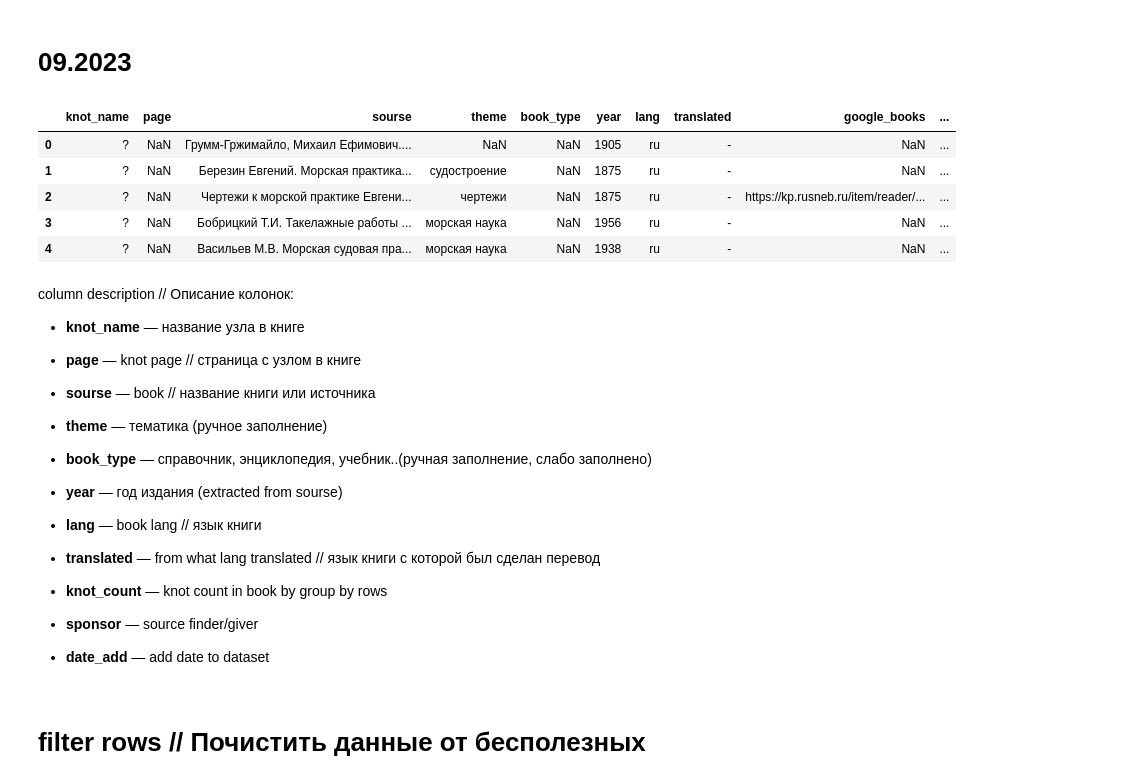
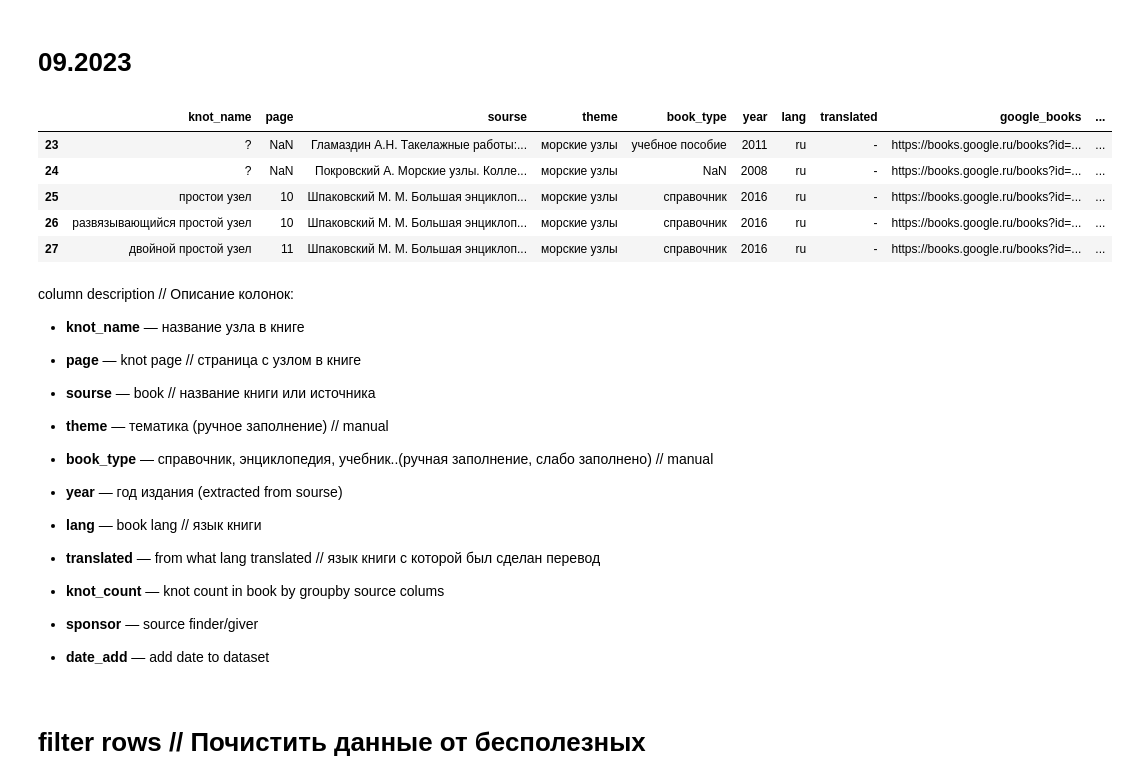
Before and after one commit to Zaripov/knot-sources-analise, a Jupyter notebook: knot sources analise.ipynb, the cells around one changed output. Cells and saved outputs as stored; diff of their text form; code cells hidden in the pictures.

```diff
--- a/knot sources analise.ipynb
+++ b/knot sources analise.ipynb
@@ -3,19 +3,21 @@
 # %%
 import pandas as pd
 import matplotlib.pyplot as plt #test matplot lib installed to draw plots
 
+#LOAD data
 #https://docs.google.com/spreadsheets/d/1hjDxZubGKyQTE2bY-i7bevwSU6evxrCGiKW6tnUajhI
-source = r'data Библиографический указатель морских узлов by hasp v20 - knots with books.tsv'
-knotDf = pd.read_csv(source, sep='\t', skiprows=[0]) #skip credintals
+#fileSource = r'data Библиографический указатель морских узлов by hasp v20 - knots with books.tsv'
+urlSource="https://docs.google.com/spreadsheets/d/e/2PACX-1vR9dil99FRl2xgYUM_bVXLLtB2Xa6HtGH9ptVhmvK1XrddITDmD-nxNnLShrX_gYv-kk-7Xe6xrZO3-/pub?output=tsv"
+knotDf = pd.read_csv(urlSource, sep='\t', skiprows=[0]) #skip credintals
 #knotDf = knotDf.rename(columns={'Knot name':'knot_name','тематика':'theme','год':'year','перевод с':'translated_from'})
-knotDf.head()
+knotDf[23:].head()
 # %% [output]
 |  | knot_name | page | sourse | theme | book_type | year | lang | translated | google_books | ... |
-| 0 | ? | NaN | Грумм-Гржимайло, Михаил Ефимович.... | NaN | NaN | 1905 | ru | - | NaN | ... |
-| 1 | ? | NaN | Березин Евгений. Морская практика... | судостроение | NaN | 1875 | ru | - | NaN | ... |
-| 2 | ? | NaN | Чертежи к морской практике Евгени... | чертежи | NaN | 1875 | ru | - | https://kp.rusneb.ru/item/reader/... | ... |
-| 3 | ? | NaN | Бобрицкий Т.И. Такелажные работы ... | морская наука | NaN | 1956 | ru | - | NaN | ... |
-| 4 | ? | NaN | Васильев М.В. Морская судовая пра... | морская наука | NaN | 1938 | ru | - | NaN | ... |
+| 23 | ? | NaN | Гламаздин А.Н. Такелажные работы:... | морские узлы | учебное пособие | 2011 | ru | - | https://books.google.ru/books?id=... | ... |
+| 24 | ? | NaN | Покровский А. Морские узлы. Колле... | морские узлы | NaN | 2008 | ru | - | https://books.google.ru/books?id=... | ... |
+| 25 | простои узел | 10 | Шпаковский М. М. Большая энциклоп... | морские узлы | справочник | 2016 | ru | - | https://books.google.ru/books?id=... | ... |
+| 26 | развязывающийся простой узел | 10 | Шпаковский М. М. Большая энциклоп... | морские узлы | справочник | 2016 | ru | - | https://books.google.ru/books?id=... | ... |
+| 27 | двойной простой узел | 11 | Шпаковский М. М. Большая энциклоп... | морские узлы | справочник | 2016 | ru | - | https://books.google.ru/books?id=... | ... |
 # %% [markdown]
 column description // Описание колонок:
 - **knot_name** — название узла в книге
@@ -24,9 +26,9 @@ column description // Описание колонок:
 
 - **sourse** — book // название книги или источника
 
-- **theme** — тематика (ручное заполнение)
+- **theme** — тематика (ручное заполнение) // manual
 
-- **book_type** — справочник, энциклопедия, учебник..(ручная заполнение, слабо заполнено)
+- **book_type** — справочник, энциклопедия, учебник..(ручная заполнение, слабо заполнено) // manual
 
 - **year** — год издания (extracted from sourse)
 
@@ -34,7 +36,7 @@ column description // Описание колонок:
 
 - **translated** — from what lang translated // язык книги с которой был сделан перевод
 
--  **knot_count** — knot count in book by group by rows
+-  **knot_count** — knot count in book by groupby source colums
 
 -  **sponsor** — source finder/giver
 
```
Also changed, not shown: parts of 14 cells of this notebook, 1 other file.
